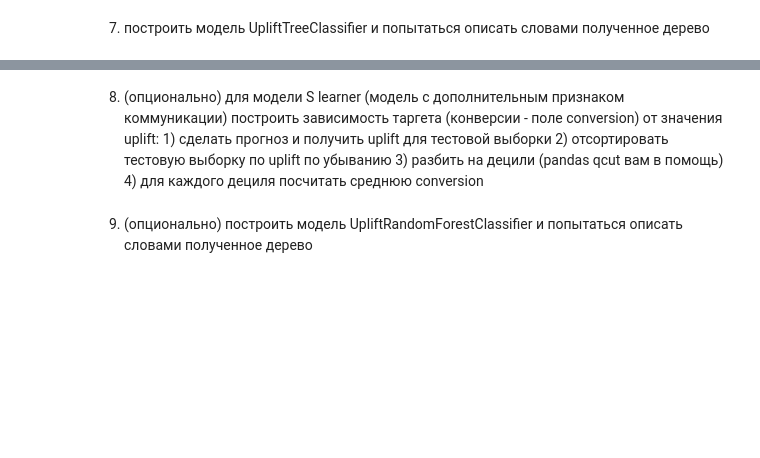
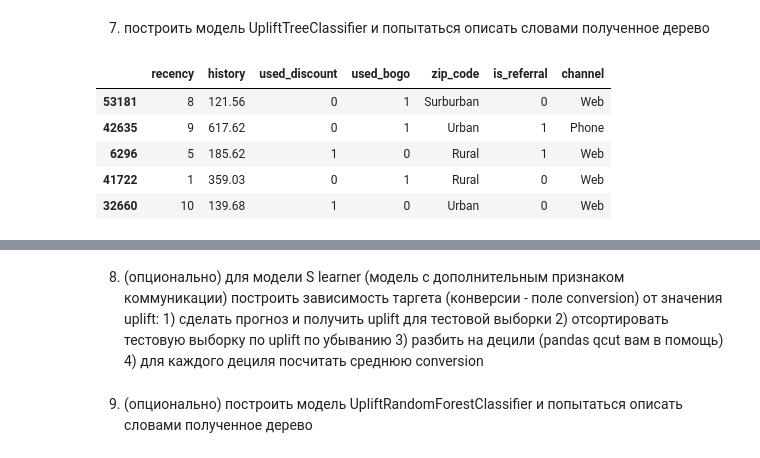
Before and after one commit to AndreiBazhenau/gb, a Jupyter notebook: ml_in_business/hw_4.ipynb, the cells around one changed output, grey strips where cells are left out. Drawn from its saved outputs; the diff is of its cells as text; code cells hidden in the pictures; blank space fills up the shorter version.

```diff
--- a/ml_in_business/hw_4.ipynb
+++ b/ml_in_business/hw_4.ipynb
@@ -135,2 +200,13 @@ models_results = {
 # %% [markdown]
 7. построить модель UpliftTreeClassifier и попытаться описать словами полученное дерево
+# %%
+X_train_tree = X_train.copy()
+features = [col for col in X_train_tree]
+X_train_tree.head()
+# %% [output]
+|  | recency | history | used_discount | used_bogo | zip_code | is_referral | channel |
+| 53181 | 8 | 121.56 | 0 | 1 | Surburban | 0 | Web |
+| 42635 | 9 | 617.62 | 0 | 1 | Urban | 1 | Phone |
+| 6296 | 5 | 185.62 | 1 | 0 | Rural | 1 | Web |
+| 41722 | 1 | 359.03 | 0 | 1 | Rural | 0 | Web |
+| 32660 | 10 | 139.68 | 1 | 0 | Urban | 0 | Web |
```
Also changed, not shown: parts of 11 cells of this notebook.
